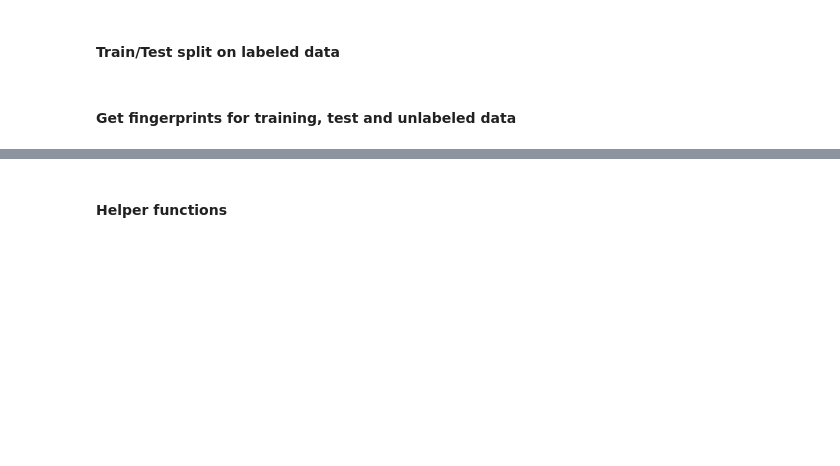
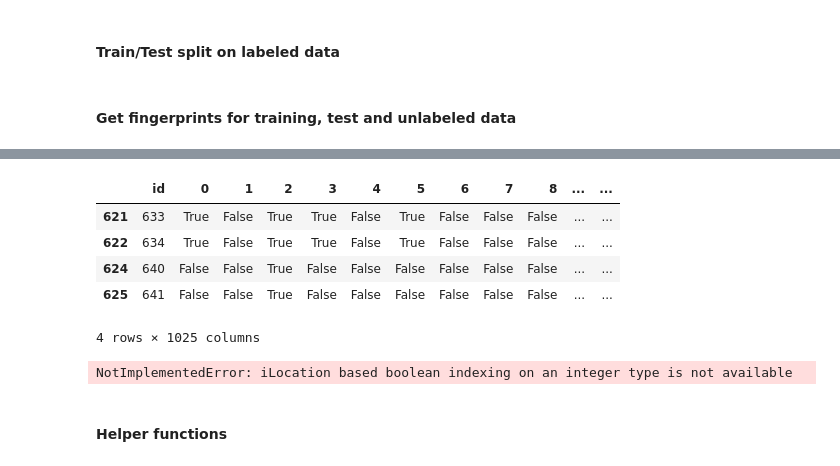
Before and after one commit to Shiska07/Semi-Supervised-Learning, a Jupyter notebook: Multi-View Training for Classification of Chemical Activity/Semi-Supervised Multi View Training for Chemical Activity Classification.ipynb, the cells around one changed output, grey strips where cells are left out. Drawn from its saved outputs; the diff is of its cells as text; code cells hidden in the pictures; blank space fills up the shorter version.

```diff
--- a/Multi-View Training for Classification of Chemical Activity/Semi-Supervised Multi View Training for Chemical Activity Classification.ipynb
+++ b/Multi-View Training for Classification of Chemical Activity/Semi-Supervised Multi View Training for Chemical Activity Classification.ipynb
@@ -193,0 +219,2 @@ y_train_all_views = [y_train, y_train, y_train, y_train]
+# %%
+ids_list = np.array([1, 633, 634, 640, 641, 3000], dtype = object)
@@ -194,3 +229,16 @@ y_train_all_views = [y_train, y_train, y_train, y_train]
+# %%
+X_train_fps_u[0].loc[X_train_fps_u[0]['id'].isin(ids_list)]
+# %% [output]
+|  | id | 0 | 1 | 2 | 3 | 4 | 5 | 6 | 7 | 8 | ... | ... |
+| 621 | 633 | True | False | True | True | False | True | False | False | False | ... | ... |
+| 622 | 634 | True | False | True | True | False | True | False | False | False | ... | ... |
+| 624 | 640 | False | False | True | False | False | False | False | False | False | ... | ... |
+| 625 | 641 | False | False | True | False | False | False | False | False | False | ... | ... |
+4 rows × 1025 columns
+# %%
+X_train_fps_u[0].iloc[X_train_fps_u[0]['id'].isin(ids_list)]
+# %% [output]
+NotImplementedError: iLocation based boolean indexing on an integer type is not available
 # %% [markdown]
 #### Helper functions
 # %%
```
Also changed, not shown: parts of 16 cells of this notebook, 1 other file.
